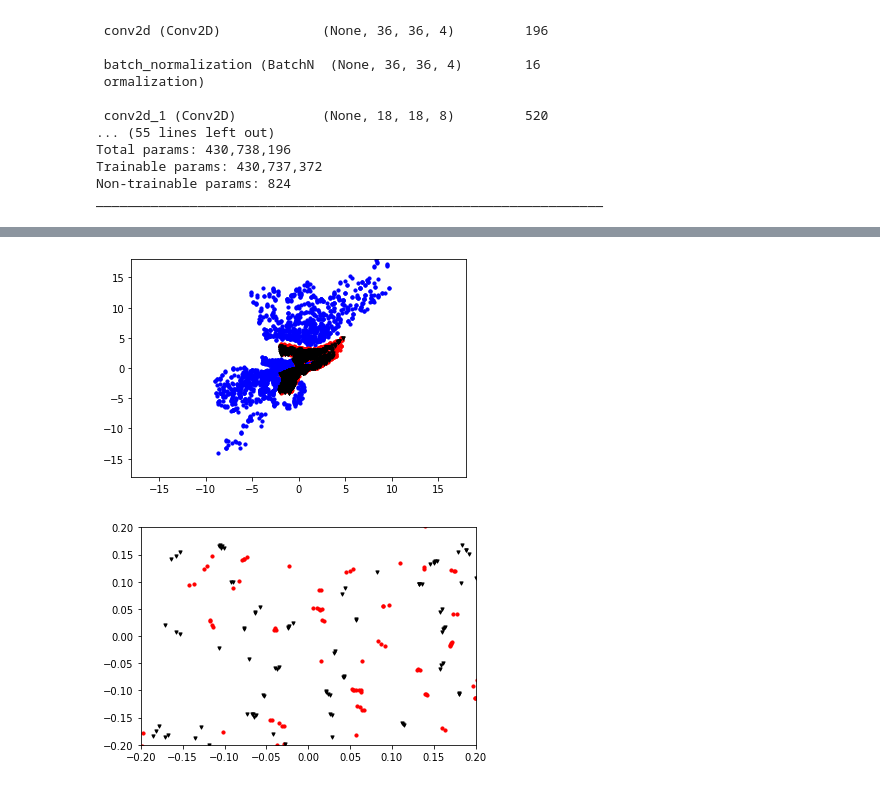
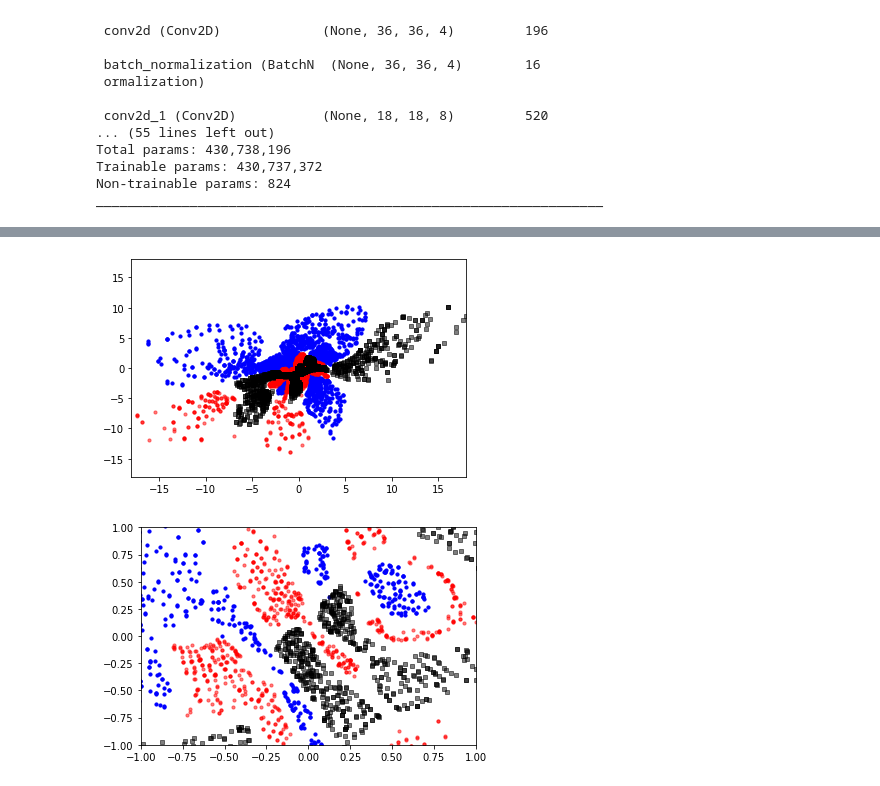
Before and after one commit to NBK-code/Normalizing-Flows-and-VAEs, a Jupyter notebook: Shape_Color_Generalization_VAE.ipynb, the cells around one changed output, grey strips where cells are left out. Drawn from its saved outputs; the diff is of its cells as text; code cells hidden in the pictures.

```diff
--- a/Shape_Color_Generalization_VAE.ipynb
+++ b/Shape_Color_Generalization_VAE.ipynb
@@ -30,7 +30,7 @@ Done!
 # %%
 data_dir_red_dots = pathlib.Path('/content/red_dots')
 data_dir_blue_dots = pathlib.Path('/content/blue_dots')
-data_dir_blue_triangles = pathlib.Path('/content/blue_triangles')
+data_dir_blue_rectangles = pathlib.Path('/content/blue_rectangles')
 # %%
 print('The number of red dot images:', len(list(data_dir_red_dots.glob('*.png'))))
 print('The number of blue dot images:', len(list(data_dir_blue_dots.glob('*.png'))))
@@ -43,7 +43,7 @@ The number of blue triangle images: 3000
 images_dict = {
     'red_dot_images': list(data_dir_red_dots.glob('*')),
     'blue_dot_images': list(data_dir_blue_dots.glob('*')),
-    'blue_triangle_images': list(data_dir_blue_triangles.glob('*'))
+    'blue_rectangle_images': list(data_dir_blue_rectangles.glob('*'))
 }
 # %%
 shape_color_images = []
@@ -349,7 +344,7 @@ plt.imshow(shape_color_images[8999])
 # %%
-blue_dot_embeddings = encoder(tf.cast(shape_color_images[0:2999] ,tf.float32)/255.0)
-red_dot_embeddings = encoder(tf.cast(shape_color_images[3000:5999] ,tf.float32)/255.0)
-red_triangle_embeddings = encoder(tf.cast(shape_color_images[6000:8999] ,tf.float32)/255.0)
+blue_dot_embeddings = encoder(tf.cast(shape_color_images[0:1999] ,tf.float32)/255.0)
+red_dot_embeddings = encoder(tf.cast(shape_color_images[2000:3999] ,tf.float32)/255.0)
+red_rectangle_embeddings = encoder(tf.cast(shape_color_images[4000:5999] ,tf.float32)/255.0)
 # %%
 # Plot the embeddings
 
@@ -357,33 +352,27 @@ x_blue_dot = blue_dot_embeddings[...,0]
 y_blue_dot = blue_dot_embeddings[...,1]
 x_red_dot = red_dot_embeddings[...,0]
 y_red_dot = red_dot_embeddings[...,1]
-x_red_triangle = red_triangle_embeddings[...,0]
-y_red_triangle = red_triangle_embeddings[...,1]
+x_red_rectangle = red_rectangle_embeddings[...,0]
+y_red_rectangle = red_rectangle_embeddings[...,1]
 plt.scatter(x_blue_dot,y_blue_dot, color = 'blue', s = 10)
-plt.scatter(x_red_dot,y_red_dot, color = 'red', s = 10)
-plt.scatter(x_red_triangle,y_red_triangle, color = 'black', s = 10, marker = 'v')
+plt.scatter(x_red_dot,y_red_dot, color = 'red', s = 10, alpha = 0.5)
+plt.scatter(x_red_rectangle,y_red_rectangle, color = 'black', s = 10, marker = 's', alpha = 0.5)
 plt.xlim(-18,18)
 plt.ylim(-18,18)
 plt.show()
 # %% [output]
-[figure, old version]
+[figure, new version]
 # %%
 # Plot the embeddings
 
-x_blue_dot = blue_dot_embeddings[...,0]
-y_blue_dot = blue_dot_embeddings[...,1]
-x_red_dot = red_dot_embeddings[...,0]
-y_red_dot = red_dot_embeddings[...,1]
-x_red_triangle = red_triangle_embeddings[...,0]
-y_red_triangle = red_triangle_embeddings[...,1]
 plt.scatter(x_blue_dot,y_blue_dot, color = 'blue', s = 10)
-plt.scatter(x_red_dot,y_red_dot, color = 'red', s = 10)
-plt.scatter(x_red_triangle,y_red_triangle, color = 'black', s = 10, marker = 'v')
-plt.xlim(-.2,.2)
-plt.ylim(-.2,.2)
+plt.scatter(x_red_dot,y_red_dot, color = 'red', s = 10, alpha = 0.5)
+plt.scatter(x_red_rectangle,y_red_rectangle, color = 'black', s = 10, marker = 's', alpha = 0.5)
+plt.xlim(-1,1)
+plt.ylim(-1,1)
 plt.show()
 # %% [output]
-[figure, old version]
+[figure, new version]
 # %%
 blue_dot_embeddings = []
 red_dot_embeddings = []
```
Also changed, not shown: parts of 21 cells of this notebook.
